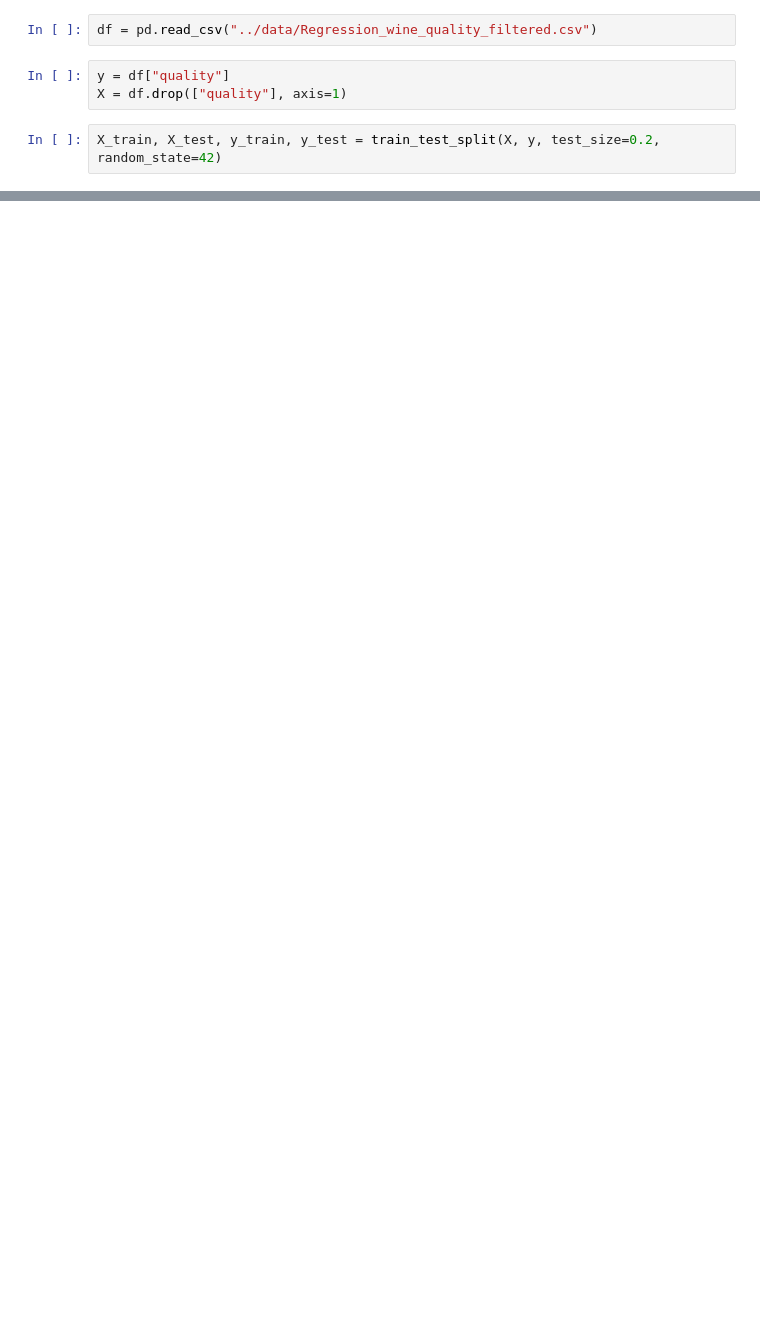
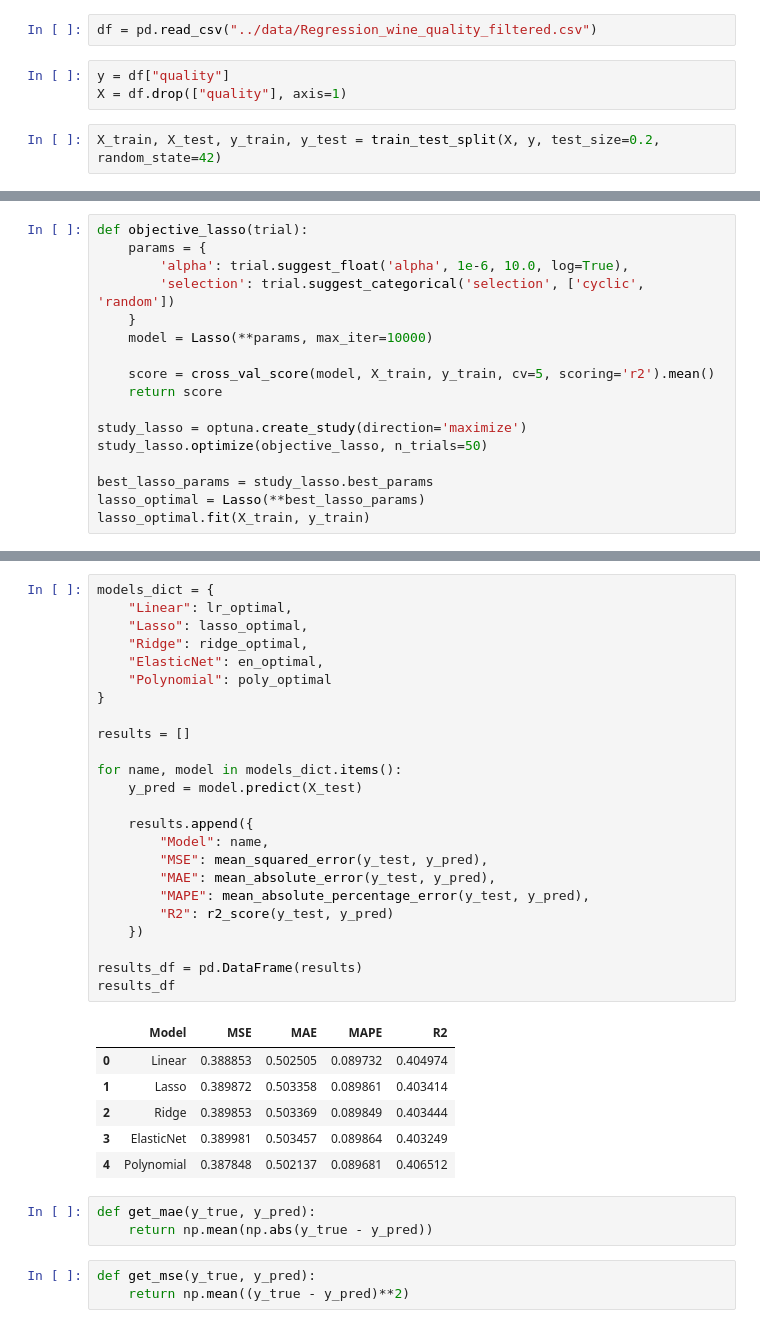
Before and after one commit to TheSlavchik/Unik, a Jupyter notebook: ML/notebooks/Lab2.ipynb, the cells around one changed output, grey strips where cells are left out. Drawn from its saved outputs; the diff is of its cells as text; blank space fills up the shorter version.

```diff
--- a/ML/notebooks/Lab2.ipynb
+++ b/ML/notebooks/Lab2.ipynb
@@ -59,0 +148,17 @@ Polynomial | 0.015507792926295196 | 0.12453028919220896 | 0.10054339781830453 |
+# %%
+def objective_lasso(trial):
+    params = {
+        'alpha': trial.suggest_float('alpha', 1e-6, 10.0, log=True),
+        'selection': trial.suggest_categorical('selection', ['cyclic', 'random'])
+    }
+    model = Lasso(**params, max_iter=10000)
+
+    score = cross_val_score(model, X_train, y_train, cv=5, scoring='r2').mean()
+    return score
+
+study_lasso = optuna.create_study(direction='maximize')
+study_lasso.optimize(objective_lasso, n_trials=50)
+
+best_lasso_params = study_lasso.best_params
+lasso_optimal = Lasso(**best_lasso_params)
+lasso_optimal.fit(X_train, y_train)
@@ -59,0 +184,37 @@ Polynomial | 0.015507792926295196 | 0.12453028919220896 | 0.10054339781830453 |
+# %%
+models_dict = {
+    "Linear": lr_optimal,
+    "Lasso": lasso_optimal,
+    "Ridge": ridge_optimal,
+    "ElasticNet": en_optimal,
+    "Polynomial": poly_optimal
+}
+
+results = []
+
+for name, model in models_dict.items():
+    y_pred = model.predict(X_test)
+
+    results.append({
+        "Model": name,
+        "MSE": mean_squared_error(y_test, y_pred),
+        "MAE": mean_absolute_error(y_test, y_pred),
+        "MAPE": mean_absolute_percentage_error(y_test, y_pred),
+        "R2": r2_score(y_test, y_pred)
+    })
+
+results_df = pd.DataFrame(results)
+results_df
+# %% [output]
+|  | Model | MSE | MAE | MAPE | R2 |
+| 0 | Linear | 0.388853 | 0.502505 | 0.089732 | 0.404974 |
+| 1 | Lasso | 0.389872 | 0.503358 | 0.089861 | 0.403414 |
+| 2 | Ridge | 0.389853 | 0.503369 | 0.089849 | 0.403444 |
+| 3 | ElasticNet | 0.389981 | 0.503457 | 0.089864 | 0.403249 |
+| 4 | Polynomial | 0.387848 | 0.502137 | 0.089681 | 0.406512 |
+# %%
+def get_mae(y_true, y_pred):
+    return np.mean(np.abs(y_true - y_pred))
+# %%
+def get_mse(y_true, y_pred):
+    return np.mean((y_true - y_pred)**2)
```
Also changed, not shown: parts of 18 cells of this notebook, 8 other files.
